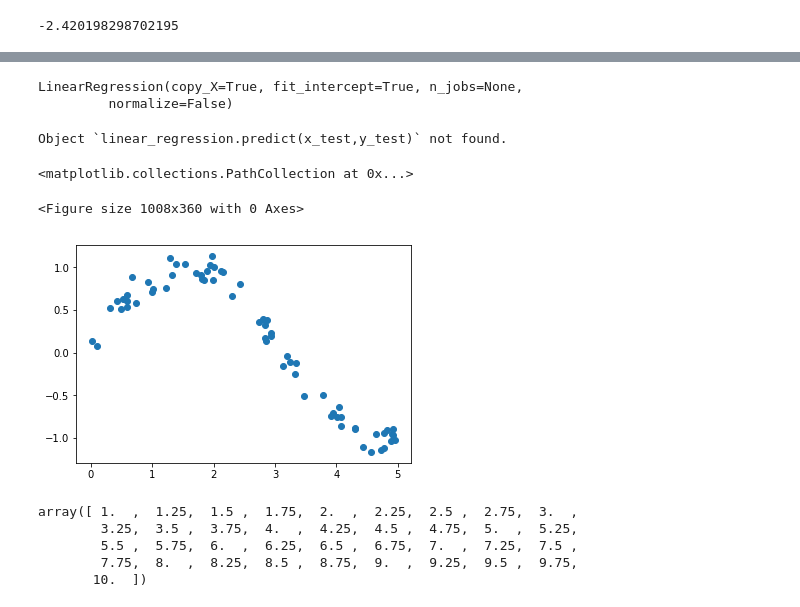
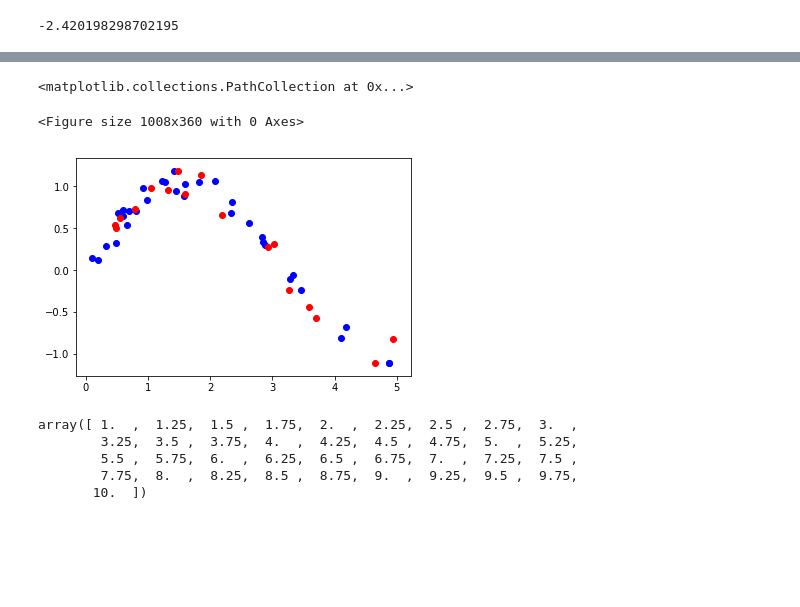
Before and after one commit to risarora/pythonML, a Jupyter notebook: 08. Introduction to Machine Learning/Bias Variance Trade off.ipynb, the cells around one changed output, grey strips where cells are left out. Cells and saved outputs as stored; diff of their text form; code cells hidden in the pictures; blank space fills up the shorter version.

```diff
--- a/08. Introduction to Machine Learning/Bias Variance Trade off.ipynb
+++ b/08. Introduction to Machine Learning/Bias Variance Trade off.ipynb
@@ -167,23 +115,14 @@ ax.scatter(x,y)
 # %%
 x_train,x_test,y_train,y_test = train_test_split(x,y,test_size=0.33, random_state=42)
-# %%
-linear_regression = LinearRegression()
-linear_regression.fit(x_train[:, np.newaxis], y_train)
-# %% [output]
-LinearRegression(copy_X=True, fit_intercept=True, n_jobs=None,
-         normalize=False)
-# %%
-linear_regression.predict(x_test,y_test)
-# %% [output]
-Object `linear_regression.predict(x_test,y_test)` not found.
 # %%
 plt.figure(figsize=(14, 5))
 fig, ax = plt.subplots()
-ax.scatter(x_train,y_train)
+ax.scatter(x_train,y_train,c='b')
+ax.scatter(x_test,y_test,c='r')
 # %% [output]
 <matplotlib.collections.PathCollection at 0x...>
 <Figure size 1008x360 with 0 Axes>
-[figure, old version]
+[figure, new version]
 # %%
 Y=numpy.random.normal(2*X+2,20)
 # %%
```
Also changed, not shown: parts of 18 cells of this notebook, 1 other file.
